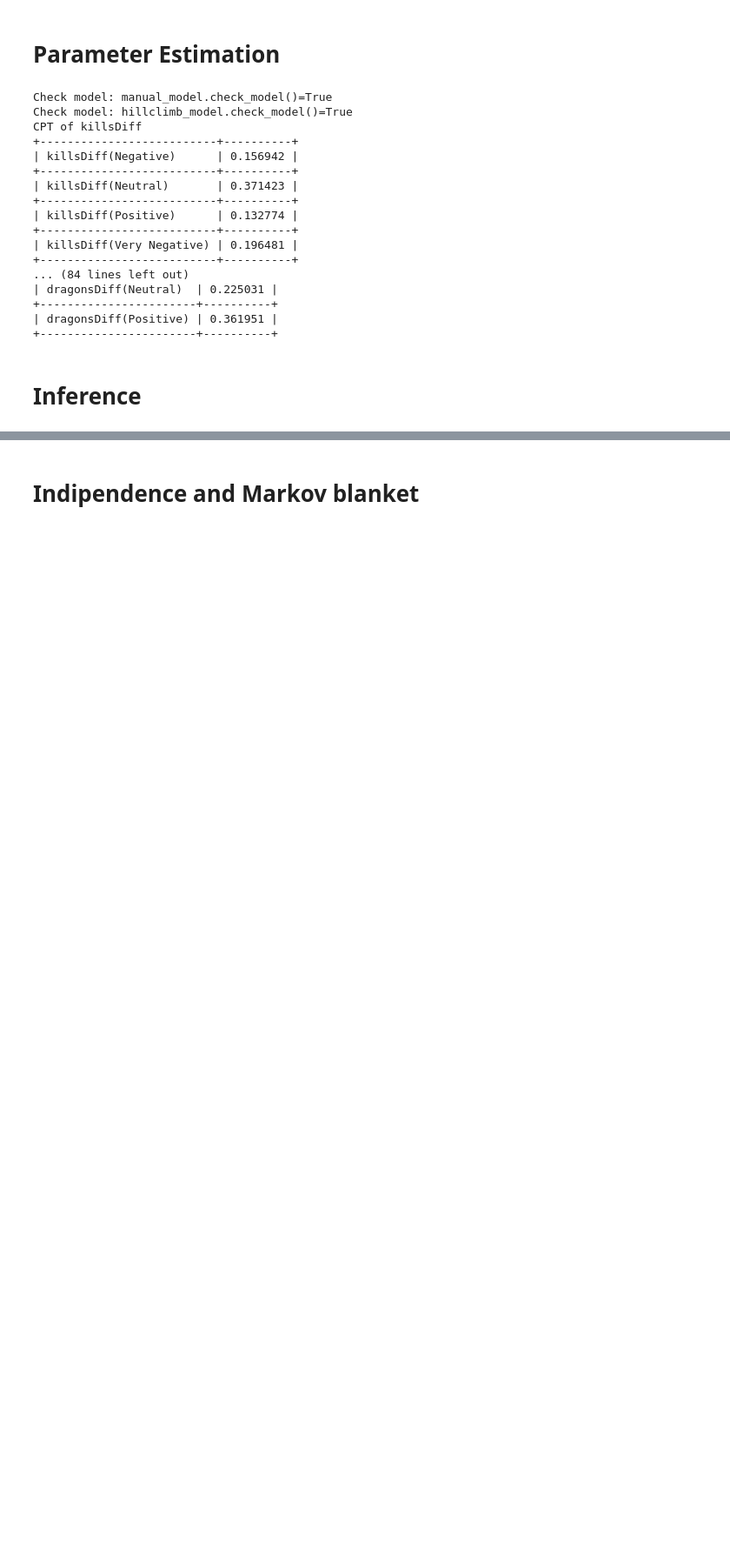
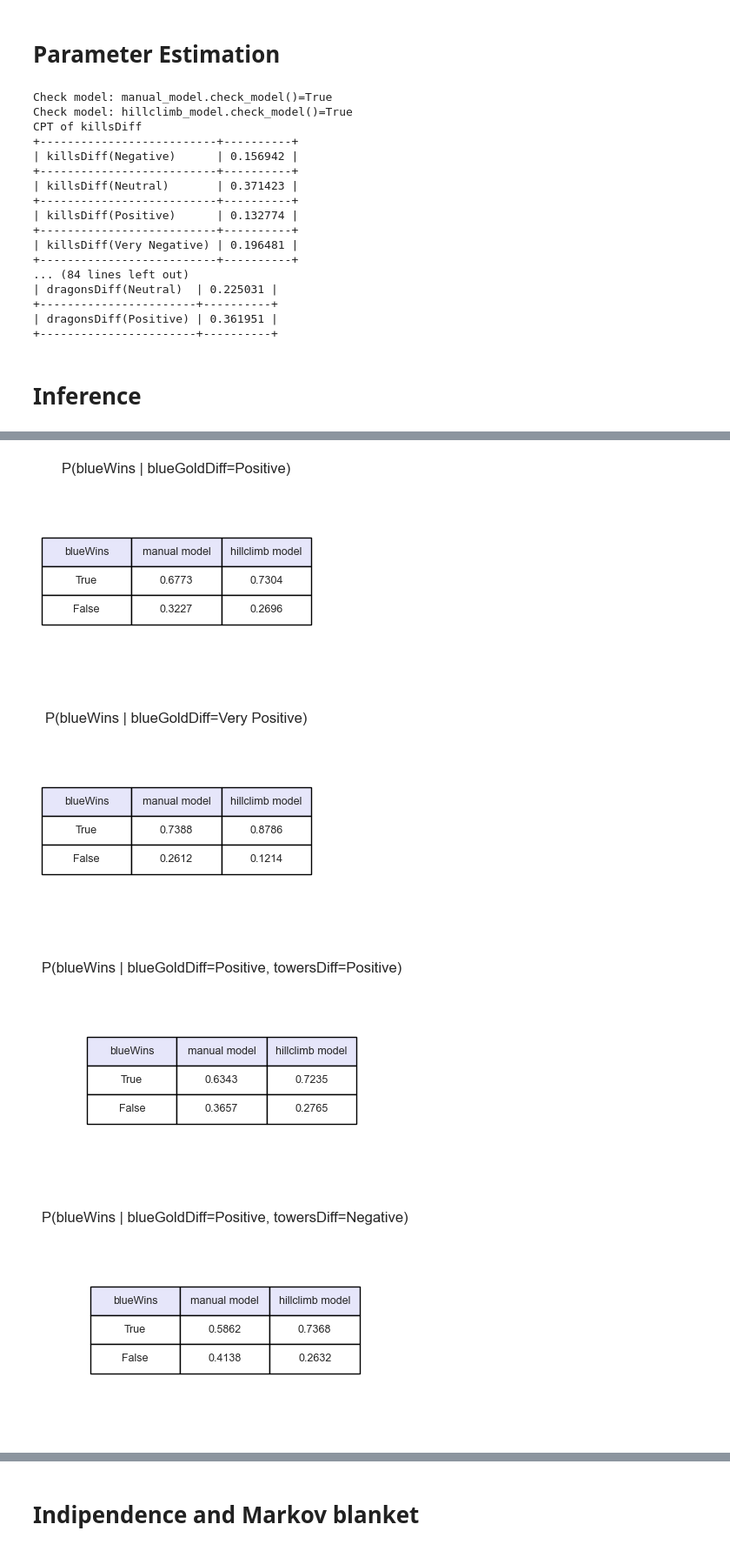
Before and after one commit to elements72/FAIKR-M3, a Jupyter notebook: lol.ipynb, the cells around one changed output, grey strips where cells are left out. Shown at 87% size. Drawn from its saved outputs; the diff is of its cells as text; code cells hidden in the pictures; blank space fills up the shorter version.

```diff
--- a/lol.ipynb
+++ b/lol.ipynb
@@ -423,0 +345,10 @@ P(killsDiff | blueHeralds=True, blueGoldDiff=Positive, towersDiff=Positive):
+# %%
+models = [{"name": "manual model", "model": manual_model, "dataset": dataset},
+          {"name": "hillclimb model", "model": hillclimb_model, "dataset": dataset}]
+
+print_queries(models)
+# %% [output]
+[figure, added]
+[figure, added]
+[figure, added]
+[figure, added]
```
Also changed, not shown: parts of 15 cells of this notebook.
